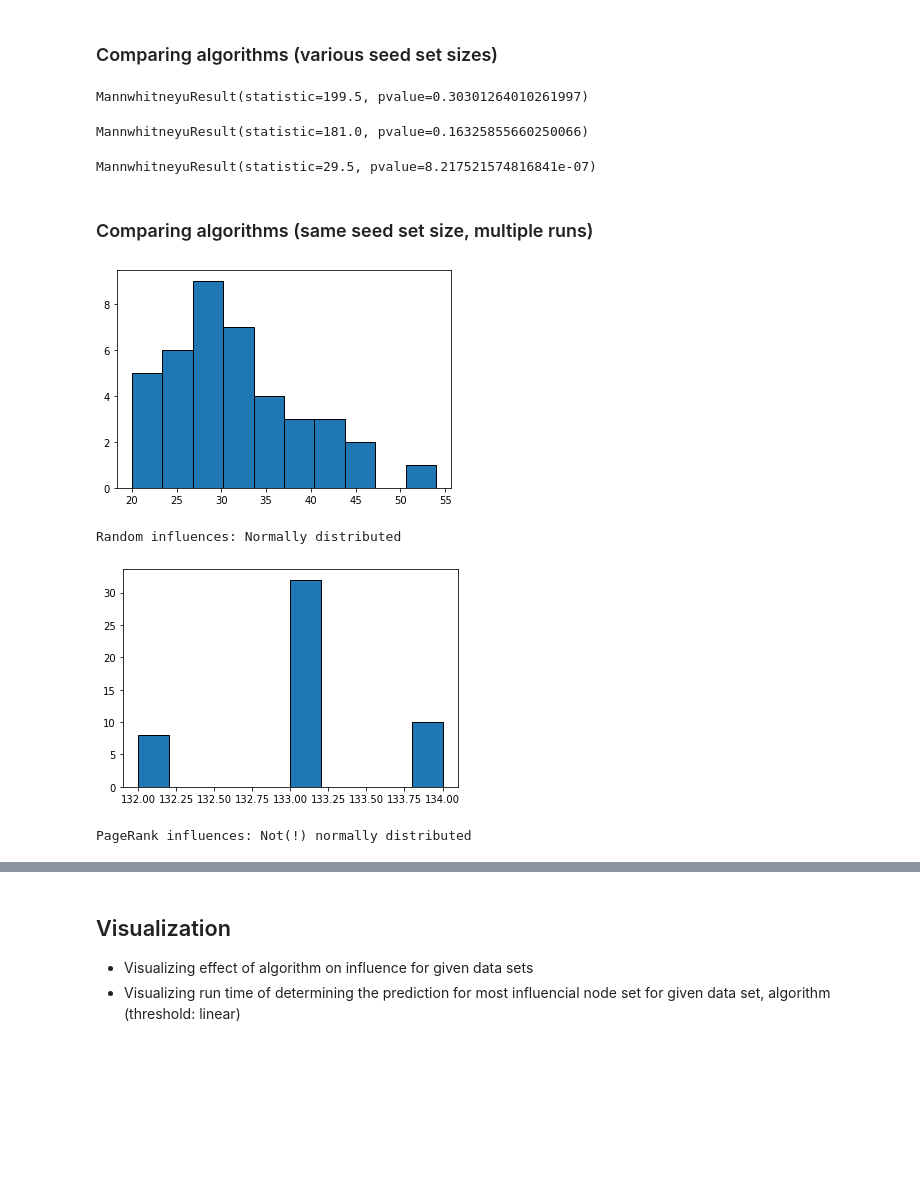
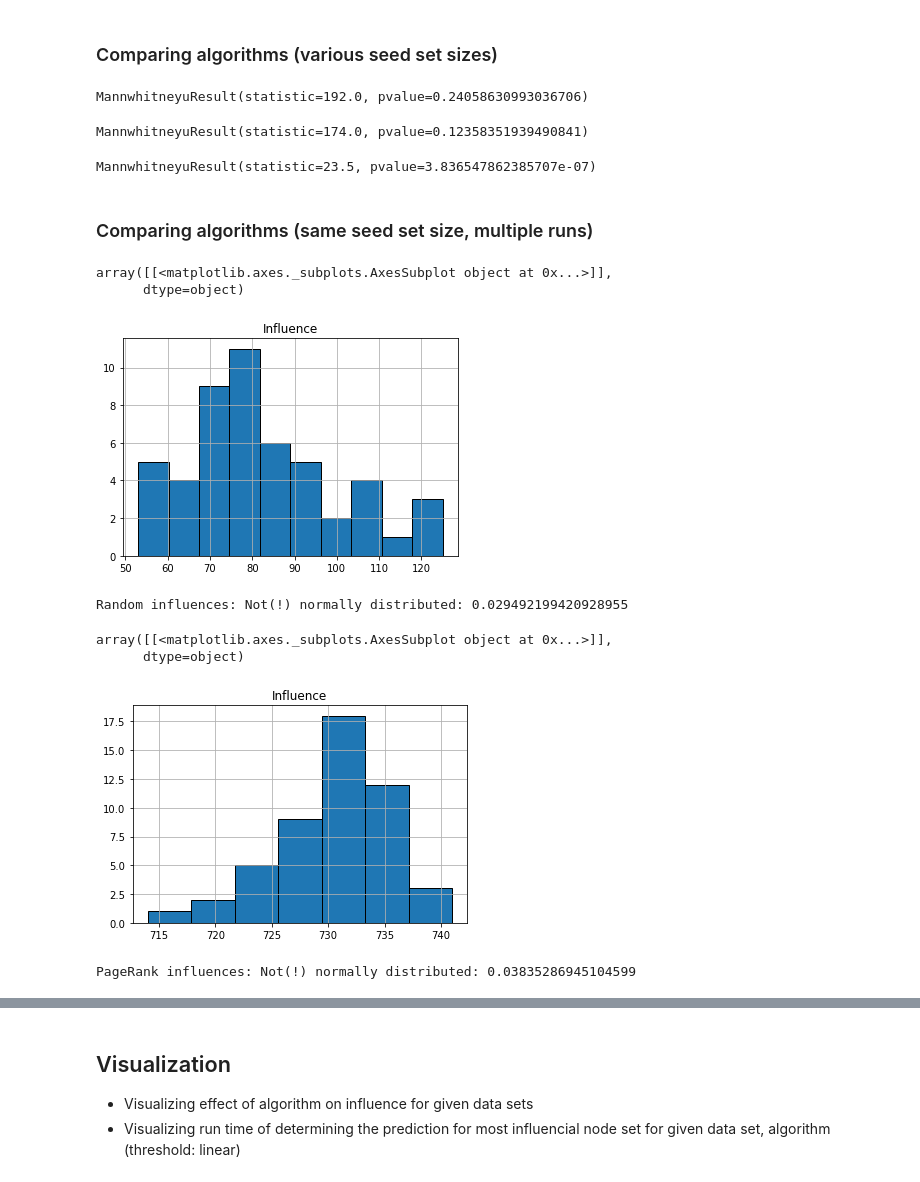
Before and after one commit to mfm92/Reproducibility_TopK, a Jupyter notebook: stats_test.ipynb, the cells around one changed output, grey strips where cells are left out. Cells and saved outputs as stored; diff of their text form; code cells hidden in the pictures; blank space fills up the shorter version.

```diff
--- a/stats_test.ipynb
+++ b/stats_test.ipynb
@@ -73,53 +77,51 @@ Attempting the following tests...
 # %% [markdown]
 ### Comparing algorithms (various seed set sizes)
 # %%
-stats.mannwhitneyu(df_greedy_nethept[['Influence']], df_pagerank_nethept[['Influence']])
+stats.mannwhitneyu(df_greedy_nethept_linear[['Influence']], df_pagerank_nethept_linear[['Influence']])
 # %% [output]
-MannwhitneyuResult(statistic=199.5, pvalue=0.30301264010261997)
+MannwhitneyuResult(statistic=192.0, pvalue=0.24058630993036706)
 # %%
-stats.mannwhitneyu(df_greedy_nethept[['Influence']], df_degree_nethept[['Influence']])
+stats.mannwhitneyu(df_greedy_nethept_linear[['Influence']], df_degree_nethept_linear[['Influence']])
 # %% [output]
-MannwhitneyuResult(statistic=181.0, pvalue=0.16325855660250066)
+MannwhitneyuResult(statistic=174.0, pvalue=0.12358351939490841)
 # %%
-stats.mannwhitneyu(df_greedy_nethept[['Influence']], df_random_nethept[['Influence']])
+stats.mannwhitneyu(df_greedy_nethept_linear[['Influence']], df_random_nethept_linear[['Influence']])
 # %% [output]
-MannwhitneyuResult(statistic=29.5, pvalue=8.217521574816841e-07)
+MannwhitneyuResult(statistic=23.5, pvalue=3.836547862385707e-07)
 # %% [markdown]
 ### Comparing algorithms (same seed set size, multiple runs)
 # %%
-infl_random = []
-infl_degree = []
-infl_pagerank = []
-
-for i in range(40):
-    infl_random.append(pd.read_csv(f"Results/Random_output_NetHept_linear_iter{i}/Influence.csv").Influence[0])
-    infl_degree.append(pd.read_csv(f"Results/Degree_output_NetHept_linear_iter{i}/Influence.csv").Influence[0])
-    infl_pagerank.append(pd.read_csv(f"Results/PageRank_output_NetHept_linear_iter{i}/Influence.csv").Influence[0])
+infl_random = pd.read_csv(f"Results/iterations/Random_output_NetHept_linear/Influence.csv")[['Influence']]
+infl_greedy = pd.read_csv(f"Results/iterations/Greedy++_output_NetHept_linear/Influence.csv")[['Influence']]
+infl_pr = pd.read_csv(f"Results/iterations/PageRank_output_NetHept_linear/Influence.csv")[['Influence']]
+infl_degree = pd.read_csv(f"Results/iterations/Degree_output_NetHept_linear/Influence.csv")[['Influence']]
 # %%
-plt.hist(runtimes_random, edgecolor='black')
-plt.show()
+infl_random.hist(bins=10, edgecolor='black')
 # %% [output]
+array([[<matplotlib.axes._subplots.AxesSubplot object at 0x...>]],
+      dtype=object)
-[figure, old version]
+[figure, new version]
 # %%
-stat, p = stats.shapiro(runtimes_random)
+stat, p = stats.shapiro(infl_random)
 
 if p > 0.05:
-    print("Random influences: Normally distributed")
+    print("Random influences: Normally distributed:", p)
 else:
-    print("Random influences: Not(!) normally distributed")
+    print("Random influences: Not(!) normally distributed:", p)
 # %% [output]
-Random influences: Normally distributed
+Random influences: Not(!) normally distributed: 0.029492199420928955
 # %%
-plt.hist(infl_pagerank, edgecolor='black')
-plt.show()
+infl_greedy.hist(bins=7, edgecolor='black')
 # %% [output]
+array([[<matplotlib.axes._subplots.AxesSubplot object at 0x...>]],
+      dtype=object)
-[figure, old version]
+[figure, new version]
 # %%
-stat, p = stats.shapiro(infl_pagerank)
+stat, p = stats.shapiro(infl_greedy)
 
 if p > 0.05:
-    print("PageRank influences: Normally distributed")
+    print("PageRank influences: Normally distributed:", p)
 else:
-    print("PageRank influences: Not(!) normally distributed")
+    print("PageRank influences: Not(!) normally distributed:", p)
 # %% [output]
-PageRank influences: Not(!) normally distributed
+PageRank influences: Not(!) normally distributed: 0.03835286945104599
```
Also changed, not shown: parts of 7 cells of this notebook, 11 other files.
